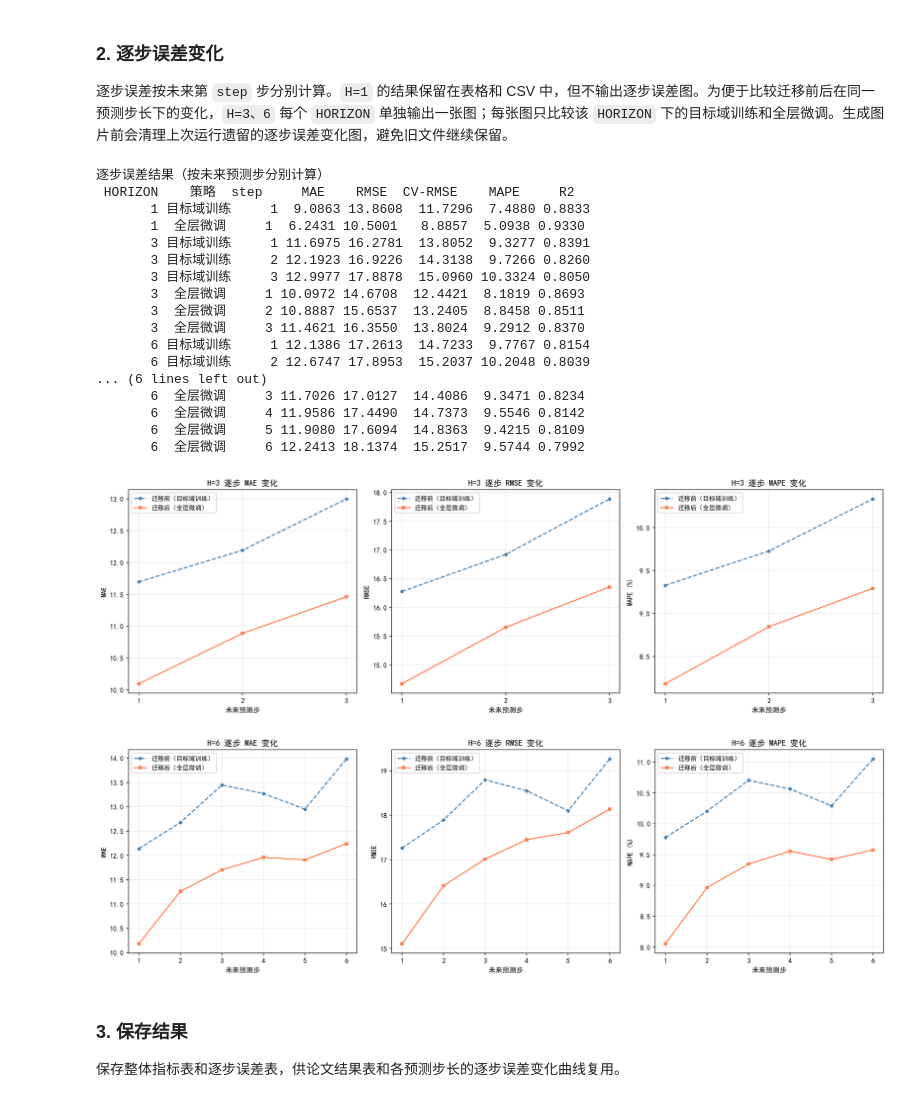
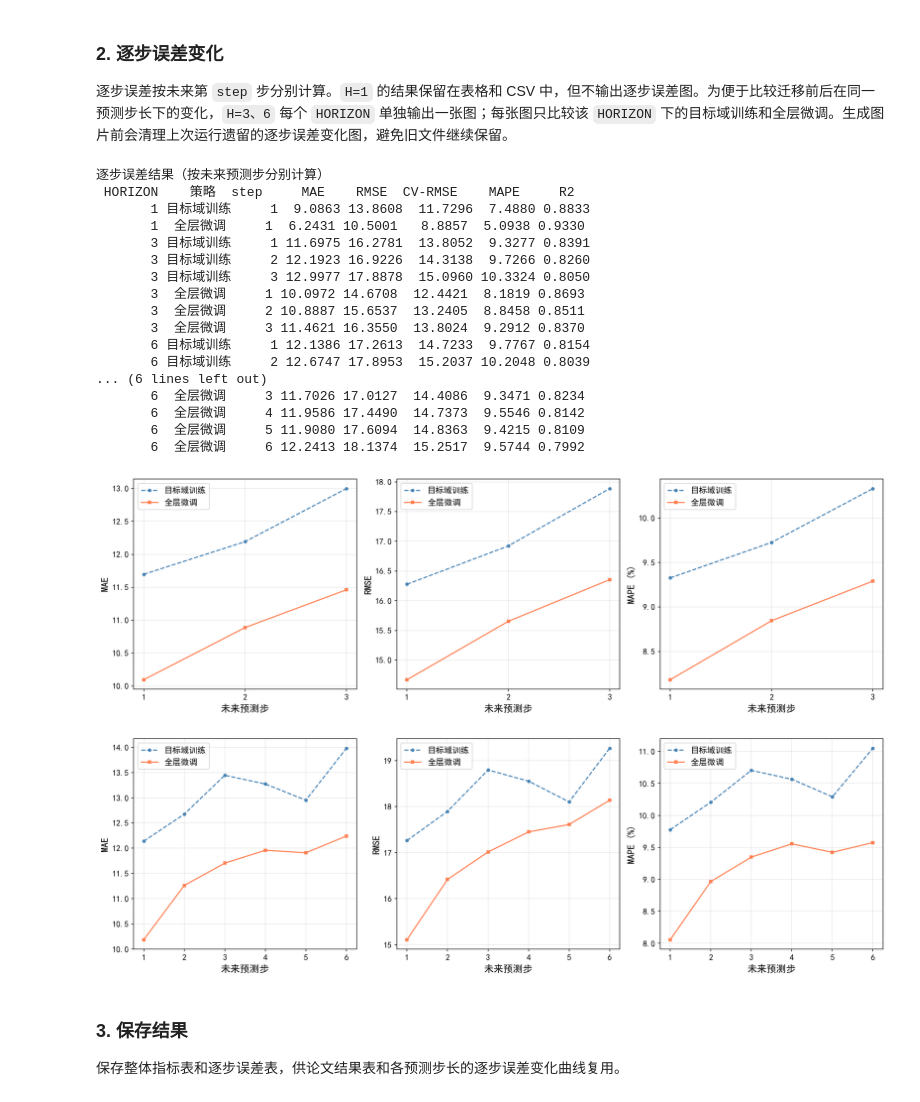
Before and after one commit to HowerL/load_forecasting, a Jupyter notebook: multistep_comparison.ipynb, the cells around one changed output. Saved outputs shown, nothing was run; the diff lists cells and outputs as text; code cells hidden in the pictures.

```diff
--- a/multistep_comparison.ipynb
+++ b/multistep_comparison.ipynb
@@ -358,8 +358,8 @@ print(per_step_all_df.to_string(index=False, float_format='%.4f'))
 
 metrics_to_plot = ['MAE', 'RMSE', 'MAPE']
 strategy_styles = {
-    '目标域训练': {'color': 'steelblue', 'marker': 'o', 'linestyle': '--', 'label': '迁移前（目标域训练）'},
-    '全层微调': {'color': 'coral', 'marker': 's', 'linestyle': '-', 'label': '迁移后（全层微调）'},
+    '目标域训练': {'color': 'steelblue', 'marker': 'o', 'linestyle': '--', 'label': '目标域训练'},
+    '全层微调': {'color': 'coral', 'marker': 's', 'linestyle': '-', 'label': '全层微调'},
 }
 per_step_figure_paths = []
 
@@ -386,39 +386,39 @@ for h in [item for item in HORIZON_LIST if item > 1]:
                 linewidth=1.6,
                 label=style['label'],
             )
 
-        ax.set_xlabel('未来预测步')
-        ax.set_ylabel(metric if metric != 'MAPE' else 'MAPE (%)')
-        ax.set_title(f'H={h} 逐步 {metric} 变化')
+        ax.set_xlabel('未来预测步', fontsize=14)
+        ax.set_ylabel(metric if metric != 'MAPE' else 'MAPE (%)', fontsize=14)
         ax.set_xticks(range(1, h + 1))
-        ax.legend(fontsize=9)
+        ax.tick_params(axis='both', labelsize=12)
+        ax.legend(fontsize=12)
         ax.grid(True, alpha=0.3)
 
     plt.tight_layout()
     figure_path = FIGURES_DIR / f'逐步误差变化_H{h}.png'
     plt.savefig(figure_path, dpi=150, bbox_inches='tight')
     per_step_figure_paths.append(figure_path)
     plt.show()
 # %% [output]
 逐步误差结果（按未来预测步分别计算）
  HORIZON    策略  step     MAE    RMSE  CV-RMSE    MAPE     R2
        1 目标域训练     1  9.0863 13.8608  11.7296  7.4880 0.8833
        1  全层微调     1  6.2431 10.5001   8.8857  5.0938 0.9330
        3 目标域训练     1 11.6975 16.2781  13.8052  9.3277 0.8391
        3 目标域训练     2 12.1923 16.9226  14.3138  9.7266 0.8260
        3 目标域训练     3 12.9977 17.8878  15.0960 10.3324 0.8050
        3  全层微调     1 10.0972 14.6708  12.4421  8.1819 0.8693
        3  全层微调     2 10.8887 15.6537  13.2405  8.8458 0.8511
        3  全层微调     3 11.4621 16.3550  13.8024  9.2912 0.8370
        6 目标域训练     1 12.1386 17.2613  14.7233  9.7767 0.8154
        6 目标域训练     2 12.6747 17.8953  15.2037 10.2048 0.8039
 ... (6 lines left out)
        6  全层微调     3 11.7026 17.0127  14.4086  9.3471 0.8234
        6  全层微调     4 11.9586 17.4490  14.7373  9.5546 0.8142
        6  全层微调     5 11.9080 17.6094  14.8363  9.4215 0.8109
        6  全层微调     6 12.2413 18.1374  15.2517  9.5744 0.7992
-[figure, old version]
+[figure, new version]
-[figure, old version]
+[figure, new version]
 # %% [markdown]
 ### 3. 保存结果
 
```
Also changed, not shown: parts of 1 cell of this notebook, 11 other files.
